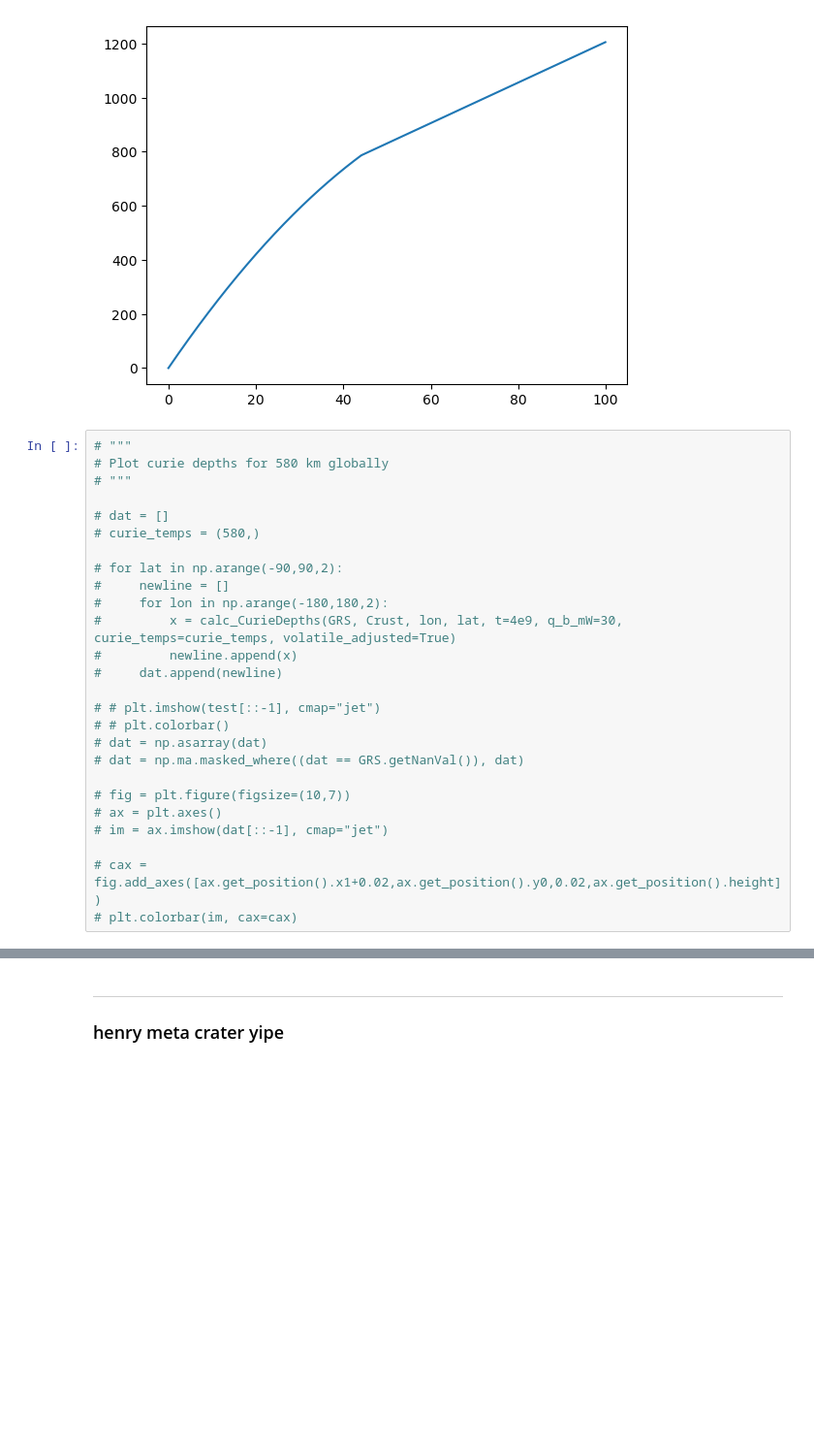
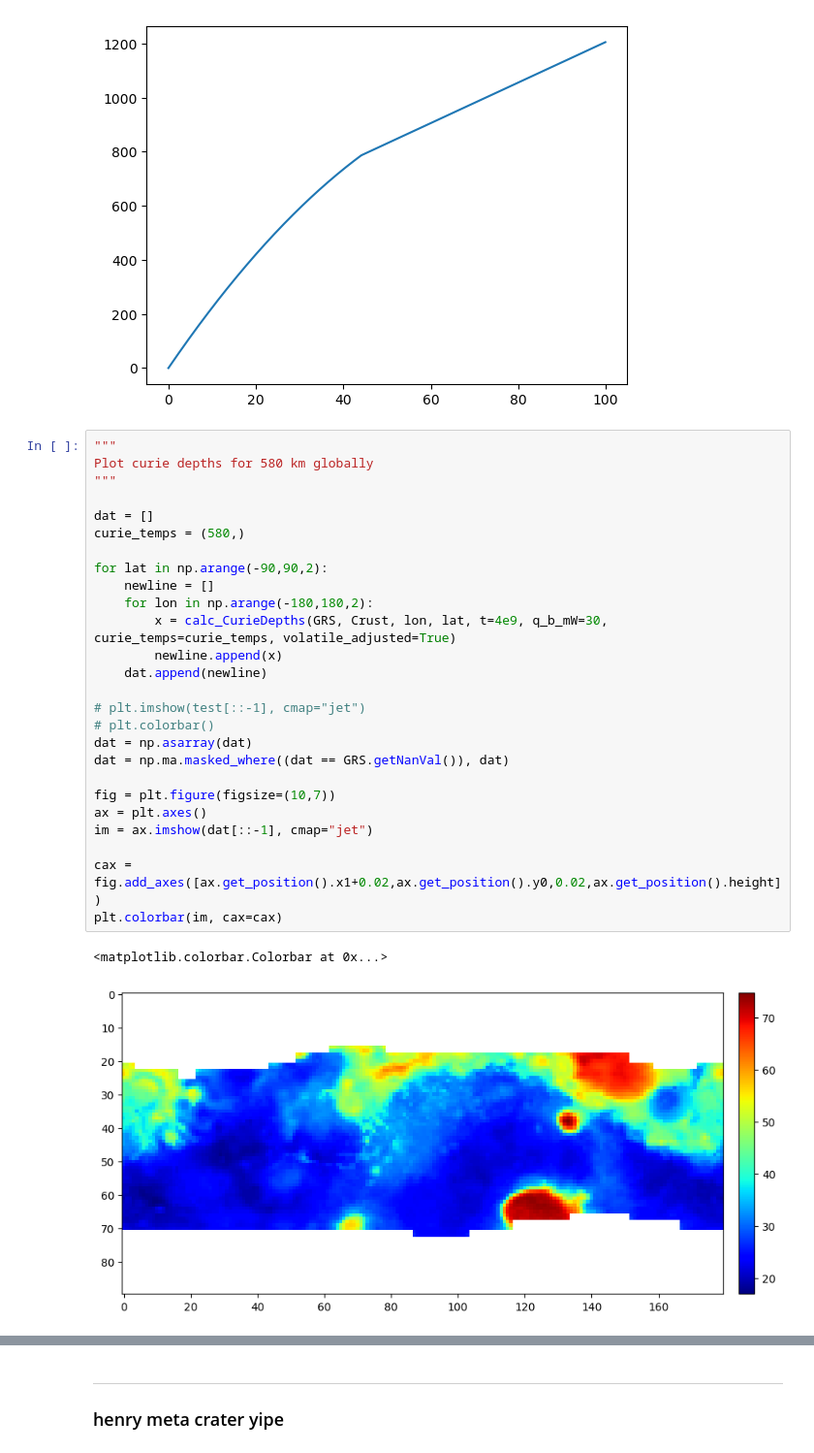
Before and after one commit to Humboldt-Penguin/Mars-Magnetics-Research, a Jupyter notebook: code/05_mag_src_map/src/main/main.ipynb, the cells around one changed output, grey strips where cells are left out. Shown at 97% size. Cells and saved outputs as stored; diff of their text form; blank space fills up the shorter version.

```diff
--- a/code/05_mag_src_map/src/main/main.ipynb
+++ b/code/05_mag_src_map/src/main/main.ipynb
@@ -399,29 +398,32 @@ plt.plot(depths_km, temps_C)
 [<matplotlib.lines.Line2D at 0x...>]
 [figure]
 # %%
-# """
-# Plot curie depths for 580 km globally
-# """
+"""
+Plot curie depths for 580 km globally
+"""
 
-# dat = []
-# curie_temps = (580,)
+dat = []
+curie_temps = (580,)
 
-# for lat in np.arange(-90,90,2):
-#     newline = []
-#     for lon in np.arange(-180,180,2):
-#         x = calc_CurieDepths(GRS, Crust, lon, lat, t=4e9, q_b_mW=30, curie_temps=curie_temps, volatile_adjusted=True)
-#         newline.append(x)
-#     dat.append(newline)
+for lat in np.arange(-90,90,2):
+    newline = []
+    for lon in np.arange(-180,180,2):
+        x = calc_CurieDepths(GRS, Crust, lon, lat, t=4e9, q_b_mW=30, curie_temps=curie_temps, volatile_adjusted=True)
+        newline.append(x)
+    dat.append(newline)
 
-# # plt.imshow(test[::-1], cmap="jet")
-# # plt.colorbar()
-# dat = np.asarray(dat)
-# dat = np.ma.masked_where((dat == GRS.getNanVal()), dat)
+# plt.imshow(test[::-1], cmap="jet")
+# plt.colorbar()
+dat = np.asarray(dat)
+dat = np.ma.masked_where((dat == GRS.getNanVal()), dat)
 
-# fig = plt.figure(figsize=(10,7))
-# ax = plt.axes()
-# im = ax.imshow(dat[::-1], cmap="jet")
+fig = plt.figure(figsize=(10,7))
+ax = plt.axes()
+im = ax.imshow(dat[::-1], cmap="jet")
 
-# cax = fig.add_axes([ax.get_position().x1+0.02,ax.get_position().y0,0.02,ax.get_position().height])
-# plt.colorbar(im, cax=cax)
+cax = fig.add_axes([ax.get_position().x1+0.02,ax.get_position().y0,0.02,ax.get_position().height])
+plt.colorbar(im, cax=cax)
+# %% [output]
+<matplotlib.colorbar.Colorbar at 0x...>
+[figure, added]
 # %%
```
Also changed, not shown: parts of 3 cells of this notebook, 1 other file.
